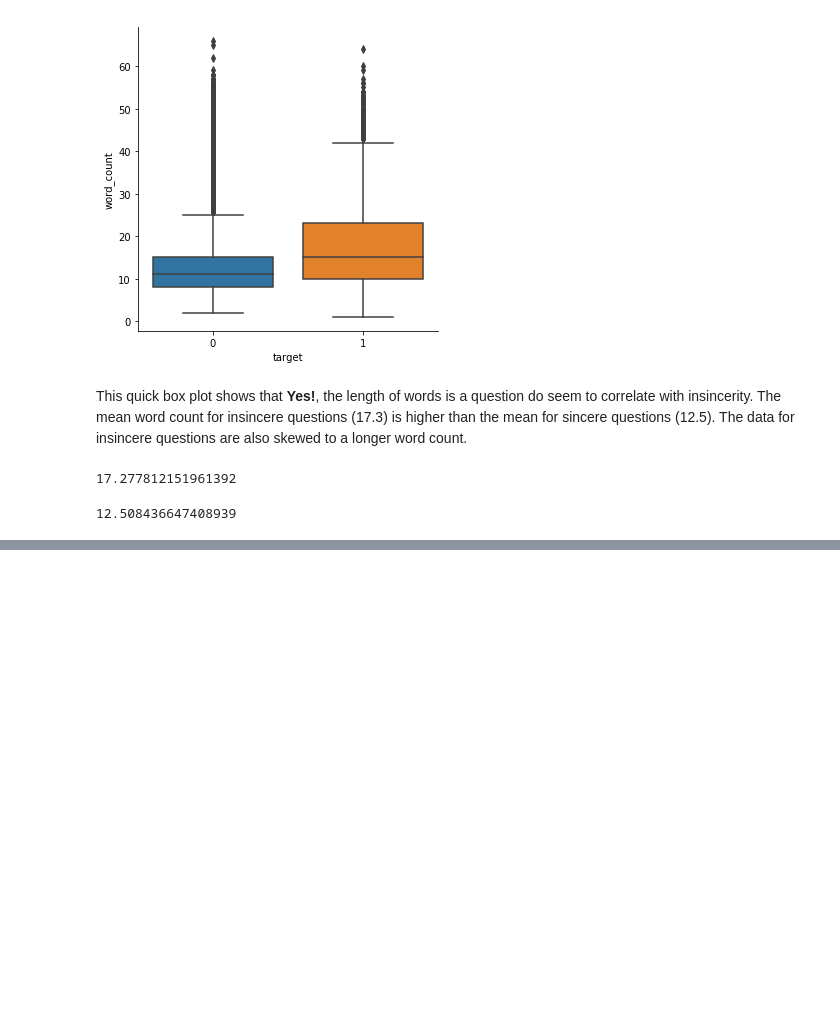
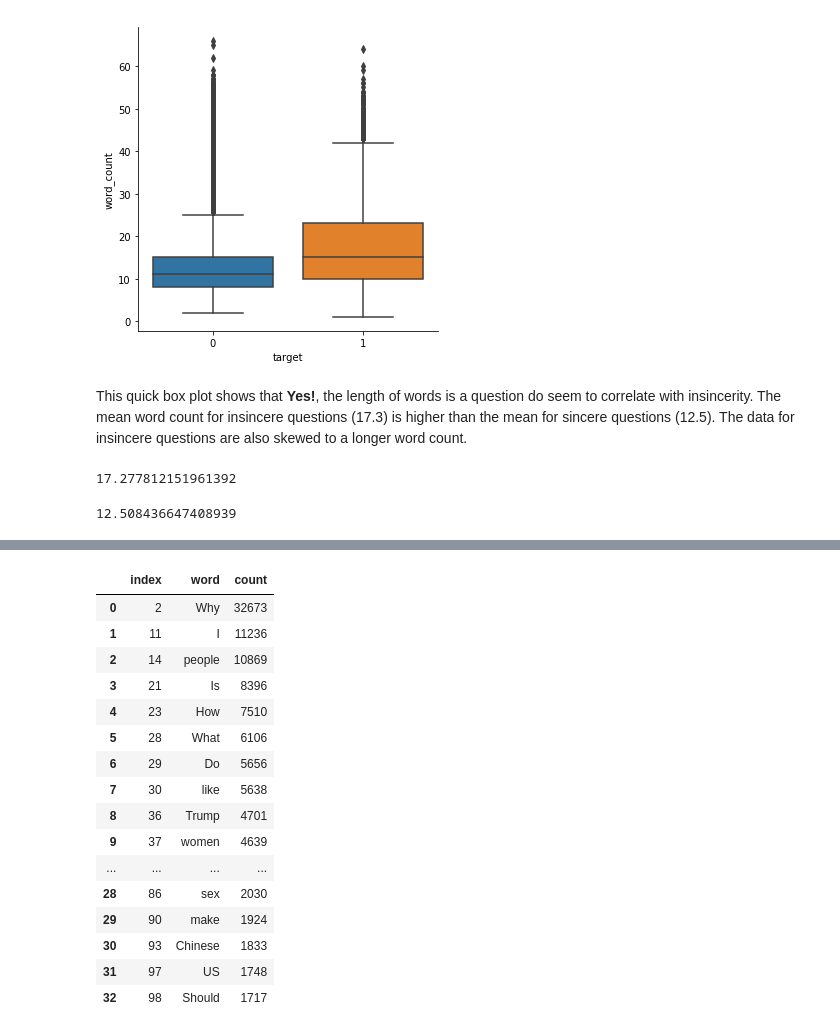
Before and after one commit to mbstone/Quora-Kaggle-Competition, a Jupyter notebook: Quora Kaggle Exploratory Data Analysis.ipynb, the cells around one changed output, grey strips where cells are left out. Cells and saved outputs as stored; diff of their text form; code cells hidden in the pictures; blank space fills up the shorter version.

Commit message:
Found the top words in the insincere questions

```diff
--- a/Quora Kaggle Exploratory Data Analysis.ipynb
+++ b/Quora Kaggle Exploratory Data Analysis.ipynb
@@ -204,0 +220,3 @@ train_words.loc[train['target']== 0]["word_count"].mean()
+# %%
+d = Counter(" ".join(train_words.loc[train['target']== 1]["question_text"]).split()).most_common(100)
+len(d)
@@ -204,0 +225,3 @@ train_words.loc[train['target']== 0]["word_count"].mean()
+# %%
+top_words = pd.DataFrame(np.array(d).reshape(100,2), columns = ["word", "count"])
+top_words.head()
@@ -204,0 +235,23 @@ train_words.loc[train['target']== 0]["word_count"].mean()
+# %%
+stopwords = set(stopwords.words('english'))
+# %%
+top_words_clean = top_words[~top_words['word'].isin(stopwords)].reset_index()
+top_words_clean.head(50)
+# %% [output]
+|  | index | word | count |
+| 0 | 2 | Why | 32673 |
+| 1 | 11 | I | 11236 |
+| 2 | 14 | people | 10869 |
+| 3 | 21 | Is | 8396 |
+| 4 | 23 | How | 7510 |
+| 5 | 28 | What | 6106 |
+| 6 | 29 | Do | 5656 |
+| 7 | 30 | like | 5638 |
+| 8 | 36 | Trump | 4701 |
+| 9 | 37 | women | 4639 |
+| ... | ... | ... | ... |
+| 28 | 86 | sex | 2030 |
+| 29 | 90 | make | 1924 |
+| 30 | 93 | Chinese | 1833 |
+| 31 | 97 | US | 1748 |
+| 32 | 98 | Should | 1717 |
```
Also changed, not shown: parts of 4 cells of this notebook.
